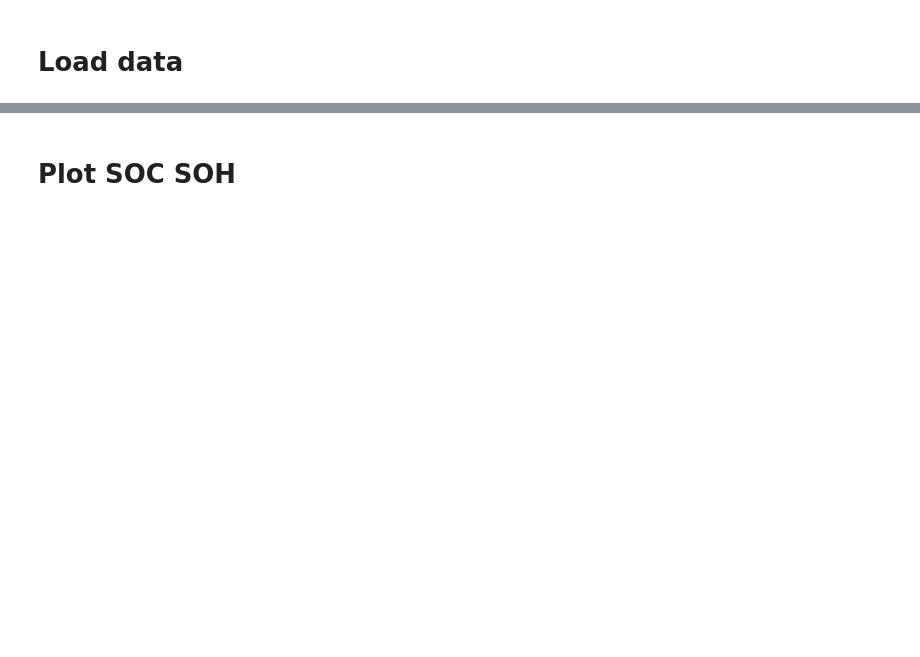
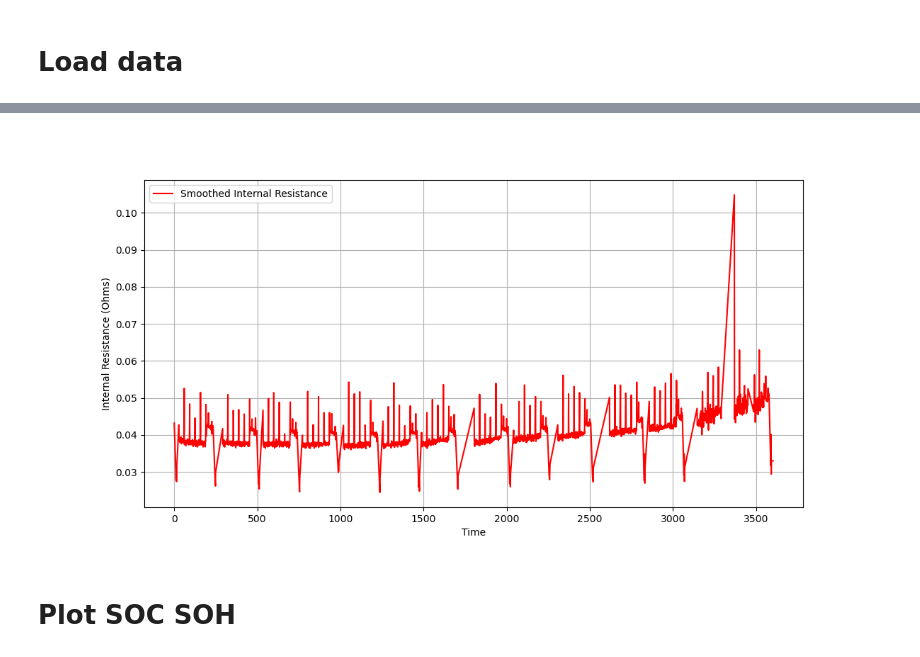
Before and after one commit to zzhuqshun/Thesis, a Jupyter notebook: 01_Datenaufbereitung/Data.ipynb, the cells around one changed output, grey strips where cells are left out. Drawn from its saved outputs; the diff is of its cells as text; code cells hidden in the pictures; blank space fills up the shorter version.

```diff
--- a/01_Datenaufbereitung/Data.ipynb
+++ b/01_Datenaufbereitung/Data.ipynb
@@ -54,3 +60,17 @@ df_file
+# %%
+import matplotlib.pyplot as plt
+# data_hourly["InternalResistance[Ohms]"] = data_hourly["InternalResistance[Ohms]"].interpolate(method='linear')
+# data_hourly["InternalResistance[Ohms]"] = data_hourly["InternalResistance[Ohms]"].rolling(10, min_periods=1).mean()
+# data_hourly["InternalResistance[Ohms]"] = data_hourly["InternalResistance[Ohms]"].interpolate(method='time')
+plt.figure(figsize=(12,6))
+plt.plot(data_hourly["Testtime[h]"], data_hourly["InternalResistance[Ohms]"], color='red', label="Smoothed Internal Resistance")
+plt.xlabel("Time")
+plt.ylabel("Internal Resistance (Ohms)")
+plt.legend()
+plt.grid()
+plt.show()
+# %% [output]
+[figure, added]
 # %% [markdown]
 # Plot SOC SOH
 # %%
```
Also changed, not shown: parts of 12 cells of this notebook, 46 other files.
